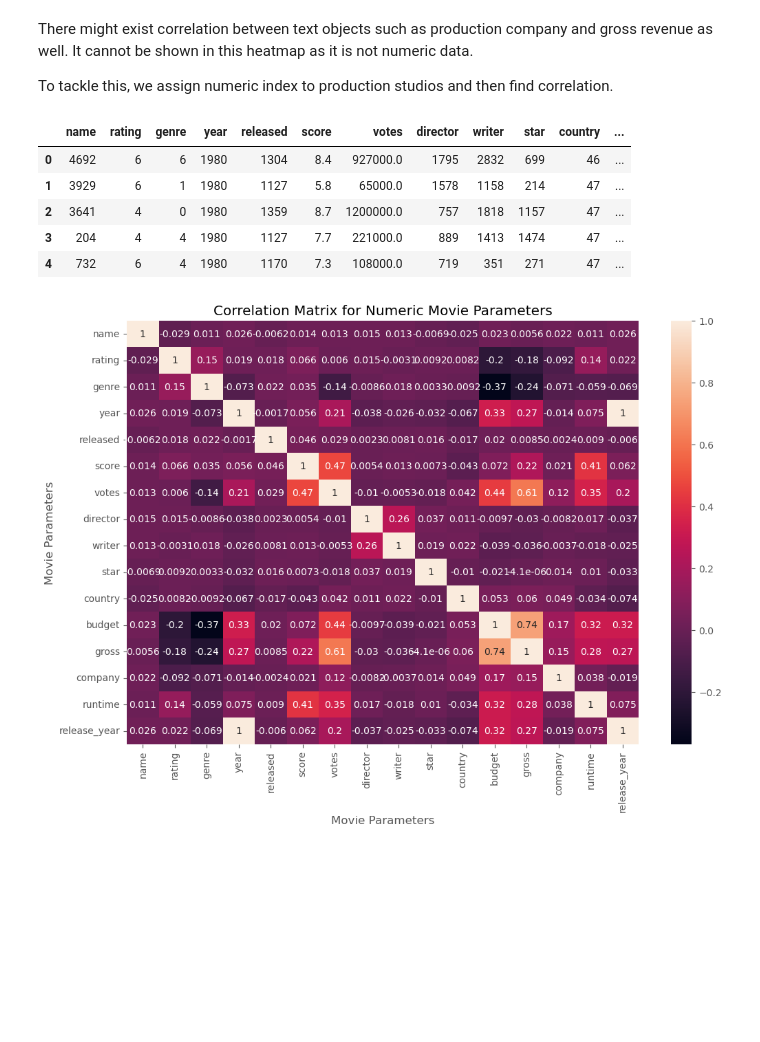
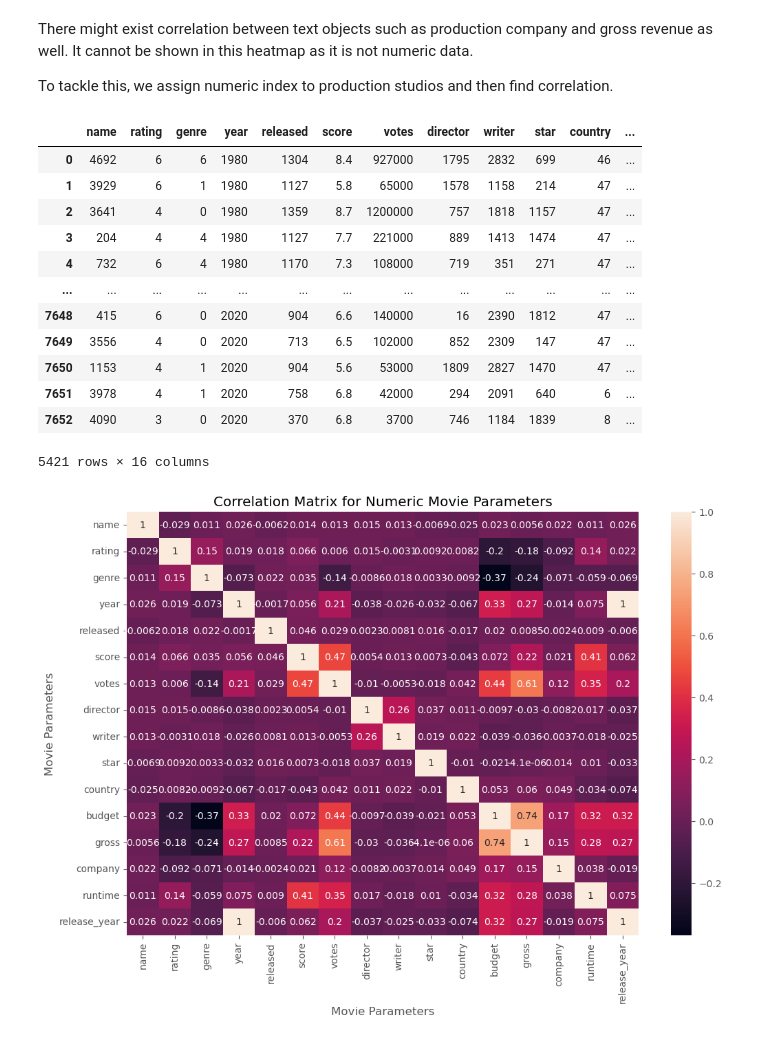
Before and after one commit to Pranjali1049/Movie-Correlation-Project, a Jupyter notebook: Correlation of Movie Revenue .ipynb, the cells around one changed output. Cells and saved outputs as stored; diff of their text form; code cells hidden in the pictures; blank space fills up the shorter version.

```diff
--- a/Correlation of Movie Revenue .ipynb
+++ b/Correlation of Movie Revenue .ipynb
@@ -97,6 +90,7 @@ dtype: object
 
 df['budget'] = df['budget'].astype('int64')
 df['gross'] = df['gross'].astype('int64')
+df['votes'] = df['votes'].astype('int64')
 df['release_year'] = df['released'].str.extract(pat = '([0-9]{4})').astype(int)
 df
 # %% [output]
@@ -236,14 +227,21 @@ for col_name in df_numerized.columns:
         df_numerized[col_name] = df_numerized[col_name].astype('category')
         df_numerized[col_name] = df_numerized[col_name].cat.codes #random numerisation
 # %%
-df_numerized.head()
+df_numerized
 # %% [output]
 |  | name | rating | genre | year | released | score | votes | director | writer | star | country | ... |
-| 0 | 4692 | 6 | 6 | 1980 | 1304 | 8.4 | 927000.0 | 1795 | 2832 | 699 | 46 | ... |
-| 1 | 3929 | 6 | 1 | 1980 | 1127 | 5.8 | 65000.0 | 1578 | 1158 | 214 | 47 | ... |
-| 2 | 3641 | 4 | 0 | 1980 | 1359 | 8.7 | 1200000.0 | 757 | 1818 | 1157 | 47 | ... |
-| 3 | 204 | 4 | 4 | 1980 | 1127 | 7.7 | 221000.0 | 889 | 1413 | 1474 | 47 | ... |
-| 4 | 732 | 6 | 4 | 1980 | 1170 | 7.3 | 108000.0 | 719 | 351 | 271 | 47 | ... |
+| 0 | 4692 | 6 | 6 | 1980 | 1304 | 8.4 | 927000 | 1795 | 2832 | 699 | 46 | ... |
+| 1 | 3929 | 6 | 1 | 1980 | 1127 | 5.8 | 65000 | 1578 | 1158 | 214 | 47 | ... |
+| 2 | 3641 | 4 | 0 | 1980 | 1359 | 8.7 | 1200000 | 757 | 1818 | 1157 | 47 | ... |
+| 3 | 204 | 4 | 4 | 1980 | 1127 | 7.7 | 221000 | 889 | 1413 | 1474 | 47 | ... |
+| 4 | 732 | 6 | 4 | 1980 | 1170 | 7.3 | 108000 | 719 | 351 | 271 | 47 | ... |
+| ... | ... | ... | ... | ... | ... | ... | ... | ... | ... | ... | ... | ... |
+| 7648 | 415 | 6 | 0 | 2020 | 904 | 6.6 | 140000 | 16 | 2390 | 1812 | 47 | ... |
+| 7649 | 3556 | 4 | 0 | 2020 | 713 | 6.5 | 102000 | 852 | 2309 | 147 | 47 | ... |
+| 7650 | 1153 | 4 | 1 | 2020 | 904 | 5.6 | 53000 | 1809 | 2827 | 1470 | 47 | ... |
+| 7651 | 3978 | 4 | 1 | 2020 | 758 | 6.8 | 42000 | 294 | 2091 | 640 | 6 | ... |
+| 7652 | 4090 | 3 | 0 | 2020 | 370 | 6.8 | 3700 | 746 | 1184 | 1839 | 8 | ... |
+5421 rows × 16 columns
 # %%
 #Making a heatmap for correlation between all parameters (numeric and text)
 correlation_matrix= df_numerized.corr(method='pearson', numeric_only=True)
```
Also changed, not shown: parts of 7 cells of this notebook.
